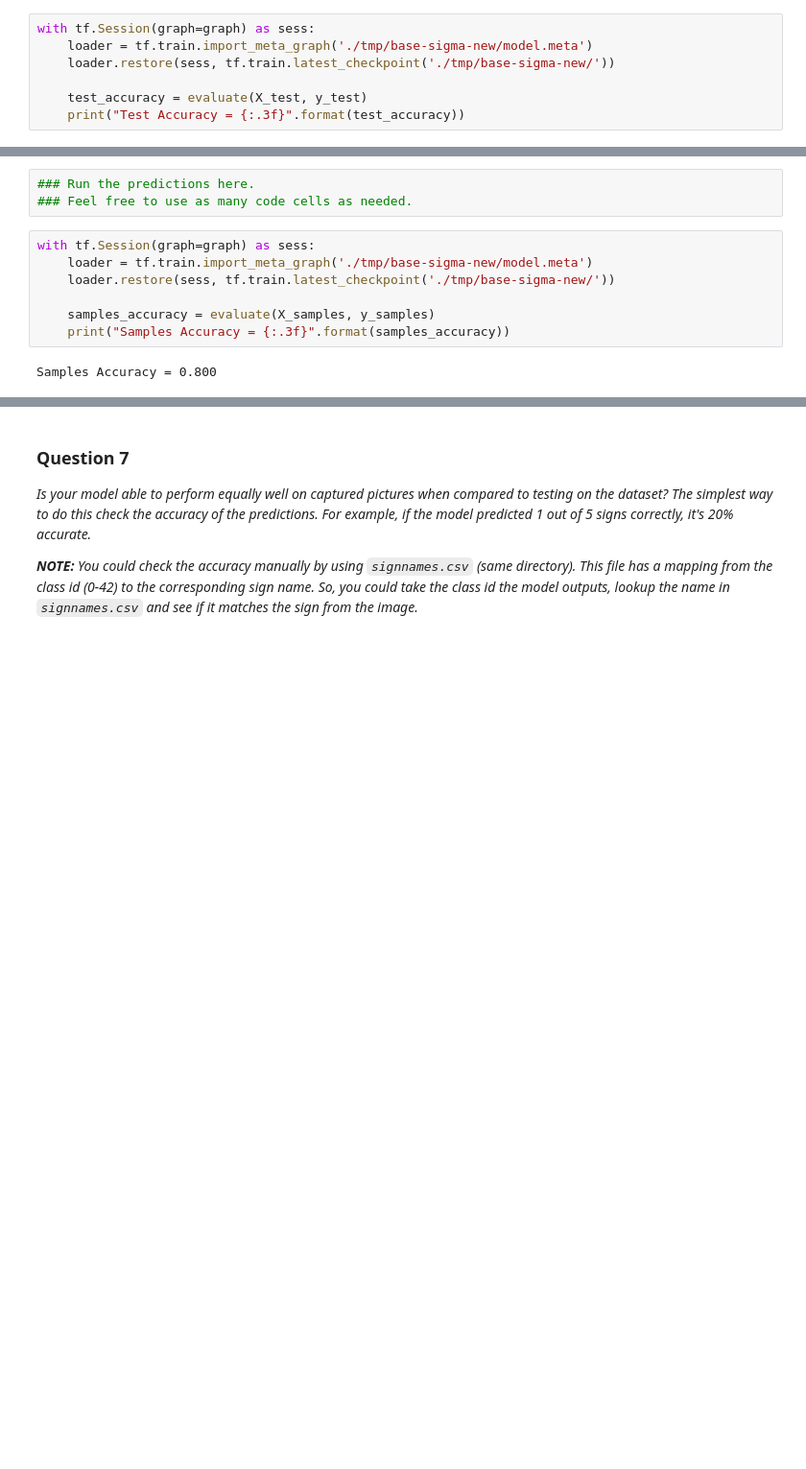
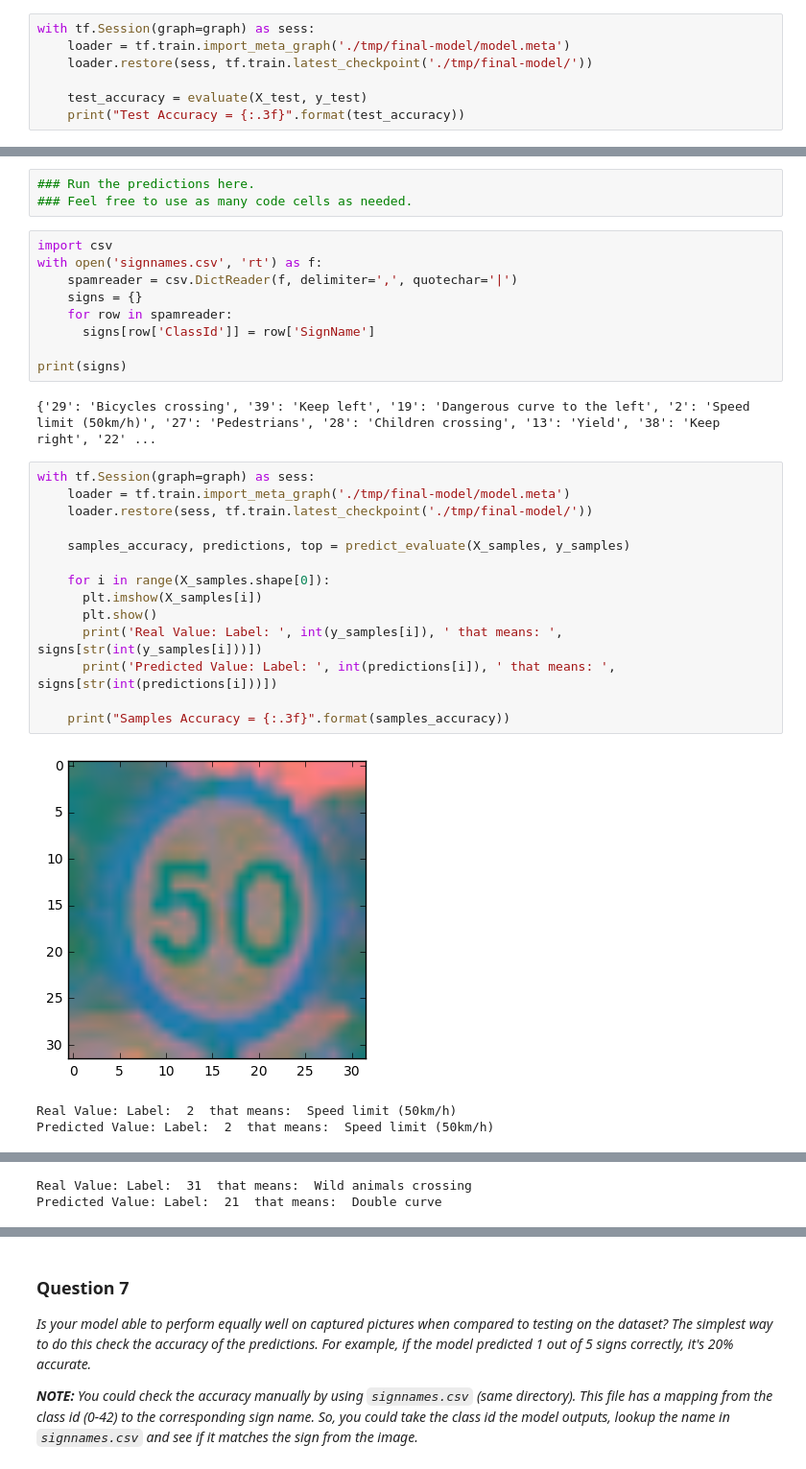
Before and after one commit to archelogos/CarND-Traffic-Sign-Classifier-Project, a Jupyter notebook: Traffic_Sign_Classifier.ipynb, the cells around one changed output, grey strips where cells are left out. Shown at 96% size. Cells and saved outputs as stored; diff of their text form; blank space fills up the shorter version.

Commit message:
final model and code questions

```diff
--- a/Traffic_Sign_Classifier.ipynb
+++ b/Traffic_Sign_Classifier.ipynb
@@ -420,7 +431,7 @@ Validation Accuracy = 0.566
 # %%
 with tf.Session(graph=graph) as sess:
-    loader = tf.train.import_meta_graph('./tmp/base-sigma-new/model.meta')
-    loader.restore(sess, tf.train.latest_checkpoint('./tmp/base-sigma-new/'))
+    loader = tf.train.import_meta_graph('./tmp/final-model/model.meta')
+    loader.restore(sess, tf.train.latest_checkpoint('./tmp/final-model/'))
 
     test_accuracy = evaluate(X_test, y_test)
     print("Test Accuracy = {:.3f}".format(test_accuracy))
@@ -533,12 +544,32 @@ _Choose five candidate images of traffic signs and provide them in the report. A
 # %%
 ### Run the predictions here.
 ### Feel free to use as many code cells as needed.
+# %%
+import csv
+with open('signnames.csv', 'rt') as f:
+    spamreader = csv.DictReader(f, delimiter=',', quotechar='|')
+    signs = {}
+    for row in spamreader:
+      signs[row['ClassId']] = row['SignName']
+
+print(signs)
+# %% [output]
+{'29': 'Bicycles crossing', '39': 'Keep left', '19': 'Dangerous curve to the left', '2': 'Speed limit (50km/h)', '27': 'Pedestrians', '28': 'Children crossing', '13': 'Yield', '38': 'Keep right', '22' ...
 # %%
 with tf.Session(graph=graph) as sess:
-    loader = tf.train.import_meta_graph('./tmp/base-sigma-new/model.meta')
-    loader.restore(sess, tf.train.latest_checkpoint('./tmp/base-sigma-new/'))
+    loader = tf.train.import_meta_graph('./tmp/final-model/model.meta')
+    loader.restore(sess, tf.train.latest_checkpoint('./tmp/final-model/'))
 
-    samples_accuracy = evaluate(X_samples, y_samples)
+    samples_accuracy, predictions, top = predict_evaluate(X_samples, y_samples)
+
+    for i in range(X_samples.shape[0]):
+      plt.imshow(X_samples[i])
+      plt.show()
+      print('Real Value: Label: ', int(y_samples[i]), ' that means: ', signs[str(int(y_samples[i]))])
+      print('Predicted Value: Label: ', int(predictions[i]), ' that means: ', signs[str(int(predictions[i]))])
+
     print("Samples Accuracy = {:.3f}".format(samples_accuracy))
 # %% [output]
+[figure, added]
-Samples Accuracy = 0.800
+Real Value: Label:  2  that means:  Speed limit (50km/h)
+Predicted Value: Label:  2  that means:  Speed limit (50km/h)
@@ -544,0 +577,2 @@ Samples Accuracy = 0.800
+Real Value: Label:  31  that means:  Wild animals crossing
+Predicted Value: Label:  21  that means:  Double curve
```
Also changed, not shown: parts of 8 cells of this notebook, 4 other files.
